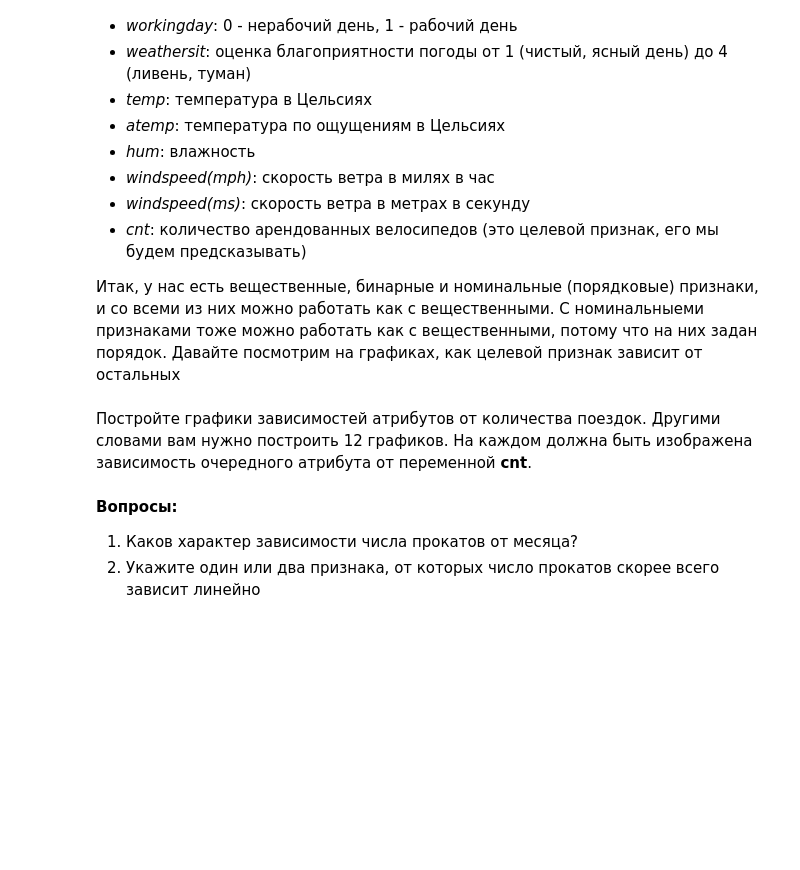
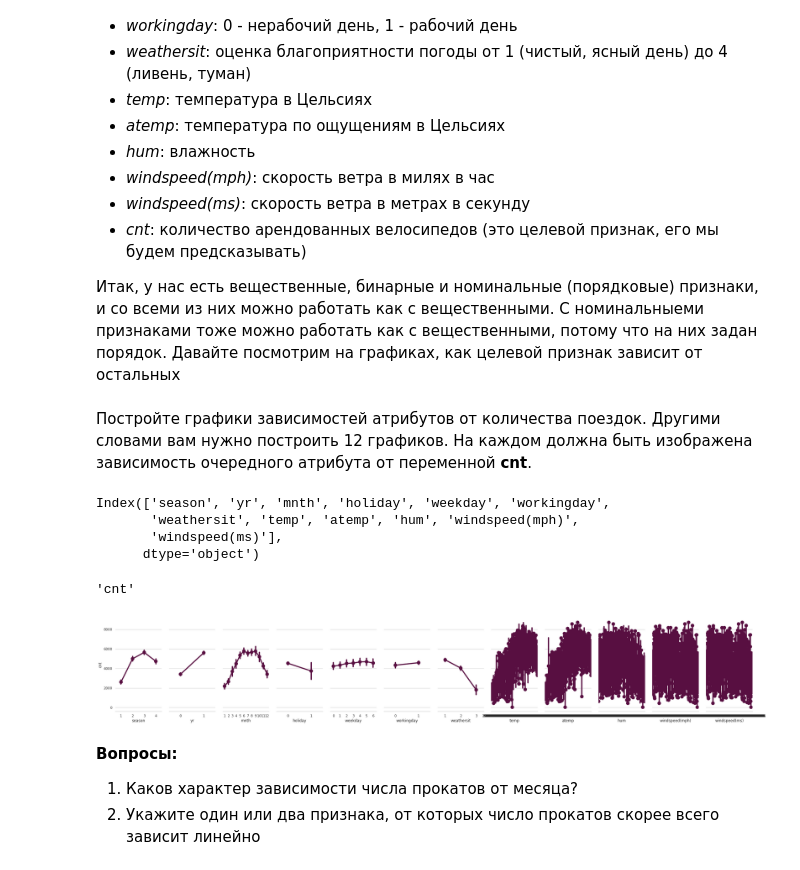
Before and after one commit to PavelStelmakhV/hw308-linear-regression-overfitting-and-regularization, a Jupyter notebook: OverfittingHomeWork.ipynb, the cells around one changed output. Cells and saved outputs as stored; diff of their text form; code cells hidden in the pictures; blank space fills up the shorter version.

```diff
--- a/OverfittingHomeWork.ipynb
+++ b/OverfittingHomeWork.ipynb
@@ -60,3 +59,28 @@ FileNotFoundError: ignored
+# %%
+x_vars = df.columns[:-1]
+print(x_vars)
+# %% [output]
+Index(['season', 'yr', 'mnth', 'holiday', 'weekday', 'workingday',
+       'weathersit', 'temp', 'atemp', 'hum', 'windspeed(mph)',
+       'windspeed(ms)'],
+      dtype='object')
+# %%
+df.columns[-1]
+# %% [output]
+'cnt'
+# %%
+import seaborn as sns
+sns.set_theme(style="whitegrid")
+
+x_vars = df.columns[:-1]
+g = sns.PairGrid(df, y_vars=df.columns[-1],
+                 x_vars=x_vars,
+                 height=5, aspect=.5)
+g.map(sns.pointplot, scale=1.3, errwidth=4, color="xkcd:plum")
+# g.set(ylim=(0, 1))
+sns.despine(fig=g.fig, left=True)
+# %% [output]
+[figure, added]
 # %% [markdown]
 __Вопросы:__
 1. Каков характер зависимости числа прокатов от месяца?
```
Also changed, not shown: parts of 3 cells of this notebook.
